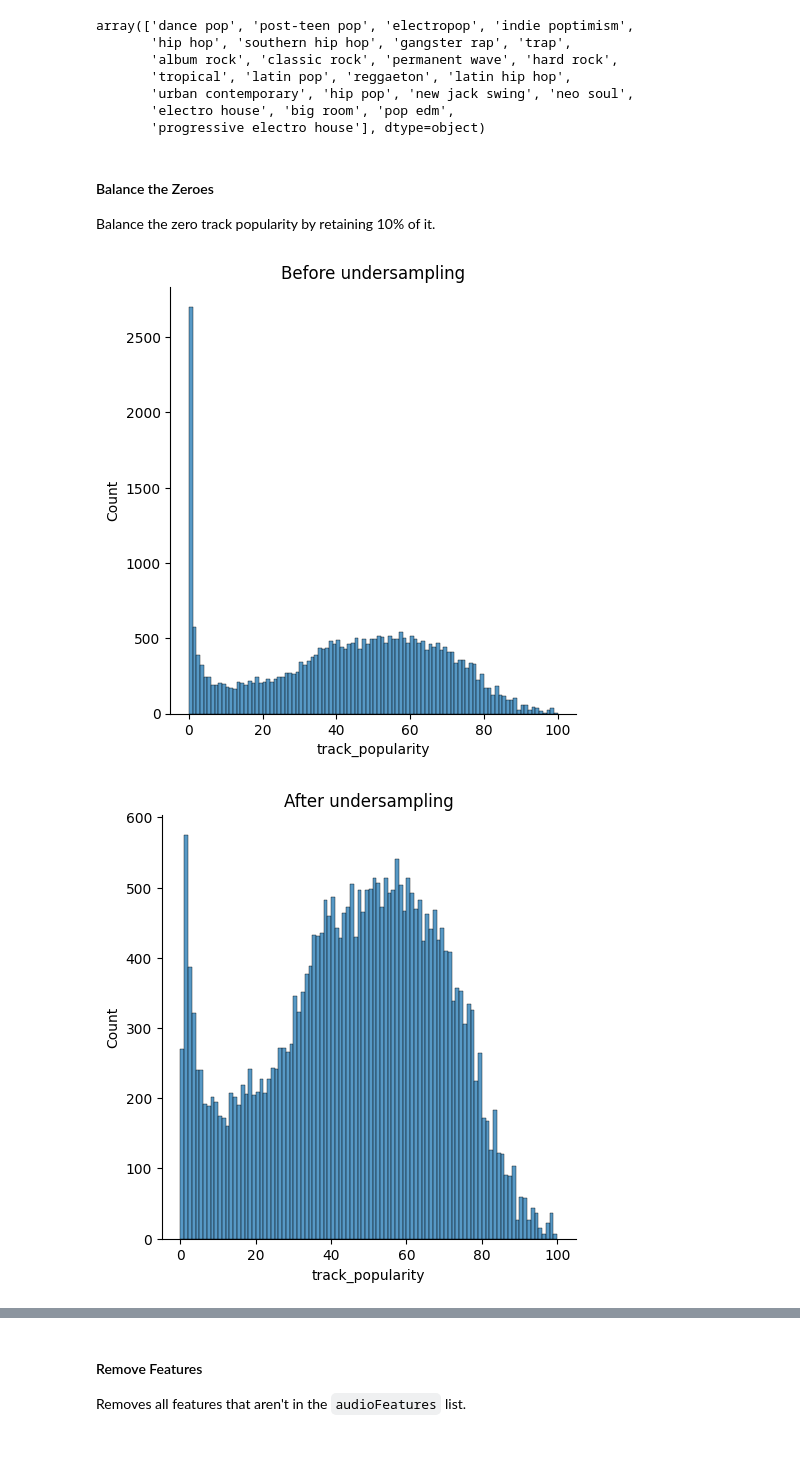
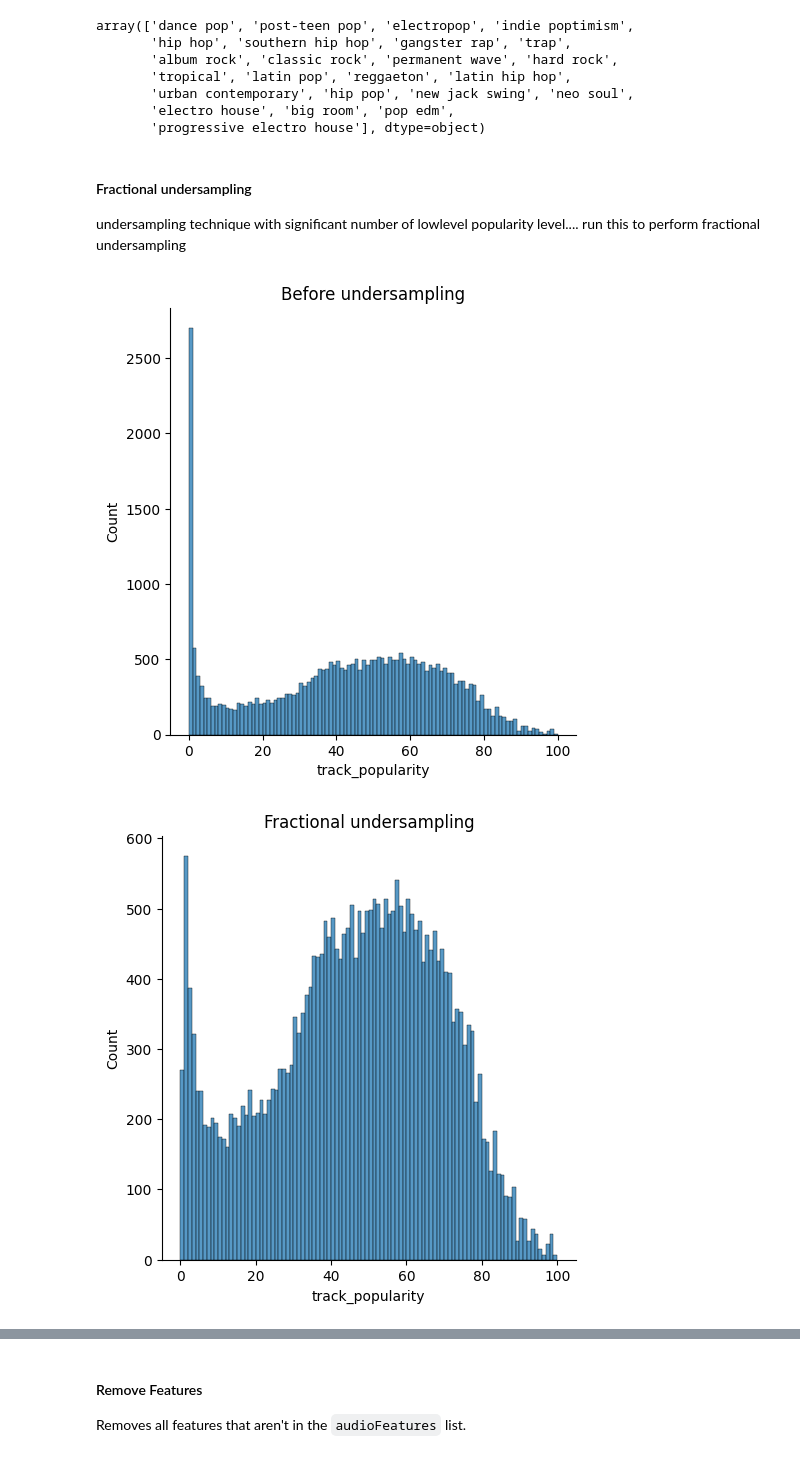
Before and after one commit to Virus5600/CCMACLRL_FINAL_PROJECT_COM222ML, a Jupyter notebook: main.ipynb, the cells around one changed output, grey strips where cells are left out. Cells and saved outputs as stored; diff of their text form; code cells hidden in the pictures.

Commit message:
Fractional undersampling

```diff
--- a/main.ipynb
+++ b/main.ipynb
@@ -747,36 +747,37 @@ array(['dance pop', 'post-teen pop', 'electropop', 'indie poptimism',
        'urban contemporary', 'hip pop', 'new jack swing', 'neo soul',
        'electro house', 'big room', 'pop edm',
        'progressive electro house'], dtype=object)
-# %% [markdown]
-#### Balance the Zeroes
-
-Balance the zero track popularity by retaining 10% of it.
+# %% [markdown]
+#### Fractional undersampling
+
+undersampling technique with significant number of lowlevel popularity level....
+run this to perform fractional undersampling
 # %%
 # output the distribution
 import seaborn as sns
 trainDf = rawTrainDf.dropna(how='any', axis=0)
 # BEFORE
 sns.displot(trainDf, x="track_popularity", bins=100)
 plt.xlabel('track_popularity')
 plt.ylabel('Count')
 plt.title('Before undersampling')
 plt.show()
 
 
 # separate 0 and non 0 pop level
 trainDf_zero = trainDf[trainDf['track_popularity'] == 0]
 trainDf_nonZero = trainDf[trainDf['track_popularity'] > 0]
 
 # Undersampling technique: Random undersampling with fractional sampling
 trainDf_zero = trainDf_zero.sample(frac=0.1)
 
 # fuse
 trainDf = pd.concat([trainDf_zero, trainDf_nonZero])
 sns.displot(trainDf, x="track_popularity", bins=100)
 plt.xlabel('track_popularity')
 plt.ylabel('Count')
-plt.title('After undersampling')
+plt.title('Fractional undersampling')
 plt.show()
 # %% [output]
 [figure]
-[figure, old version]
+[figure, new version]
```
Also changed, not shown: parts of 3 cells of this notebook.
